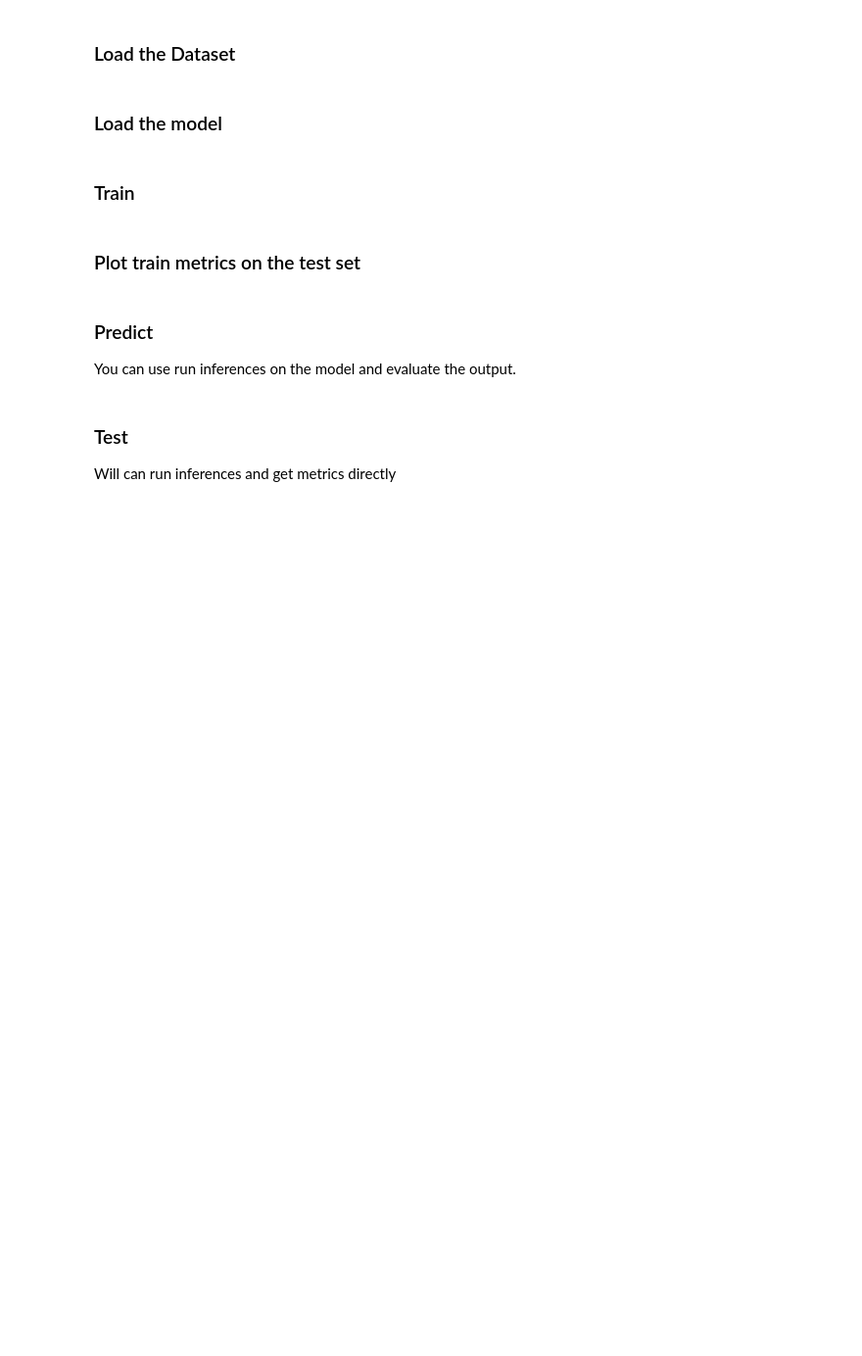
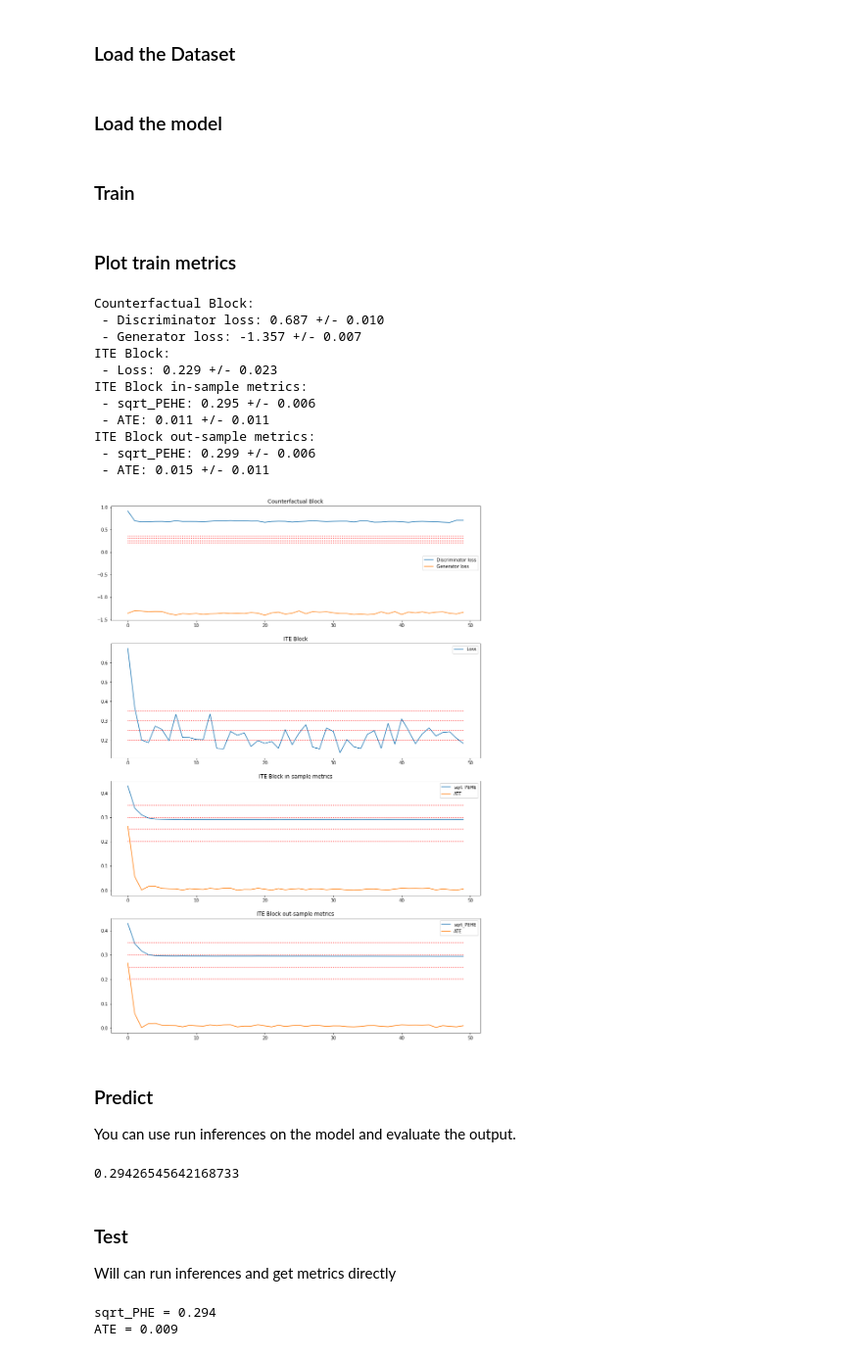
Before and after one commit to bcebere/ite-api, a Jupyter notebook: notebooks/ganite_train_evaluation.ipynb, the cells around one changed output. Shown: that part at 98% size. Cells and saved outputs as stored; diff of their text form; code cells hidden in the pictures; blank space fills up the shorter version.

```diff
--- a/notebooks/ganite_train_evaluation.ipynb
+++ b/notebooks/ganite_train_evaluation.ipynb
@@ -36,7 +41,8 @@ import tensorflow.compat.v1 as tf
 # %%
 train_ratio = 0.8
 
-[Train_X, Train_T, Train_Y, Opt_Train_Y, Test_X, Test_Y] = ds.load("twins", train_ratio)
+dataloader = ds.load("twins", train_ratio)
+[Train_X, Train_T, Train_Y, Opt_Train_Y, Test_X, Test_Y] = dataloader
 # %% [markdown]
 ### Load the model
 # %%
@@ -58,7 +64,7 @@ model = alg.Ganite(
 assert model is not None
 # %% [markdown]
 ### Train
-# %%
-metrics = model.fit(Train_X, Train_T, Train_Y, Test_X, Test_Y)
+# %%
+metrics = model.train(*dataloader)
 # %% [markdown]
-### Plot train metrics on the test set
+### Plot train metrics
@@ -76,3 +71,20 @@ plt.show()
+# %%
+metrics.plot(plt, thresholds = [0.2, 0.25, 0.3, 0.35])
+
+metrics.print()
+# %% [output]
+Counterfactual Block:
+ - Discriminator loss: 0.687 +/- 0.010
+ - Generator loss: -1.357 +/- 0.007
+ITE Block:
+ - Loss: 0.229 +/- 0.023
+ITE Block in-sample metrics:
+ - sqrt_PEHE: 0.295 +/- 0.006
+ - ATE: 0.011 +/- 0.011
+ITE Block out-sample metrics:
+ - sqrt_PEHE: 0.299 +/- 0.006
+ - ATE: 0.015 +/- 0.011
+[figure, added]
 # %% [markdown]
 ### Predict
 
@@ -83,10 +95,15 @@ sess = tf.InteractiveSession()
 hat_y = model.predict(Test_X)
 
 utils.sqrt_PEHE(hat_y, Test_Y).eval()
+# %% [output]
+0.29426545642168733
 # %% [markdown]
 ### Test
 Will can run inferences and get metrics directly
 # %%
 test_metrics = model.test(Test_X, Test_Y)
 
-test_metrics["sqrt_PEHE"]
+test_metrics.print()
+# %% [output]
+sqrt_PHE = 0.294
+ATE = 0.009
```
Also changed, not shown: parts of 2 cells of this notebook, 4 other files.
